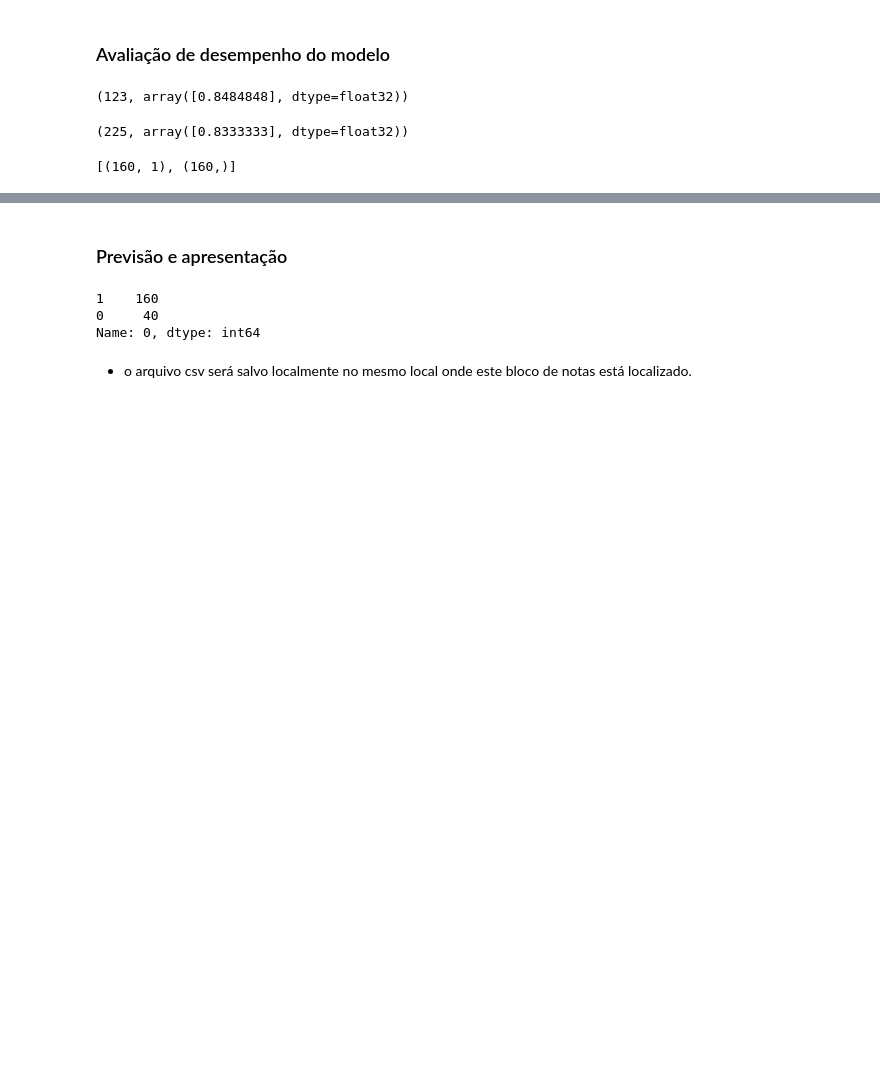
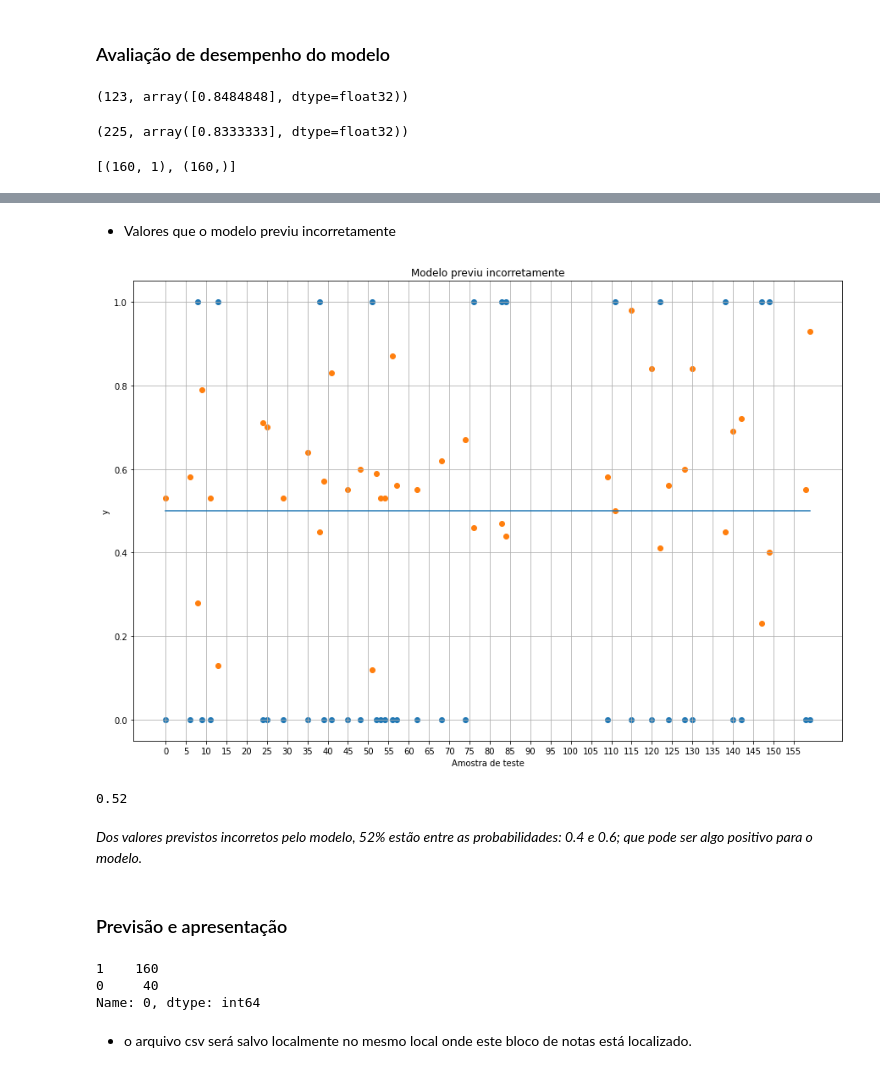
Before and after one commit to RodrigoTito/Predict-Credit-Risk---App-Dash-, a Jupyter notebook: Risco_de_crédito.ipynb, the cells around one changed output, grey strips where cells are left out. Cells and saved outputs as stored; diff of their text form; code cells hidden in the pictures; blank space fills up the shorter version.

```diff
--- a/Risco_de_crédito.ipynb
+++ b/Risco_de_crédito.ipynb
@@ -394,0 +355,3 @@ performance.history['f1_score'].index(max(performance.history['f1_score'])), max
+# %%
+df_val_prev = pd.DataFrame({'y_prev': model.predict(Xval).reshape(1,-1).round(0).astype(int).ravel(),
+              'y_real':yval.values, 'y_prev_prob': model.predict(Xval).reshape(1,-1).round(2).astype(float).ravel() })
@@ -407,3 +380,35 @@ plt.show()
+# %% [markdown]
+* Valores que o modelo previu incorretamente
+# %%
+####
+x=df_val_prev[df_val_prev['y_prev']!=df_val_prev['y_real']].index
+y=df_val_prev[prev['y_prev']!=df_val_prev['y_real']]
+#########################
+#plt.subplots(figsize=(15,10))
+fig = plt.figure(figsize=(15,10))
+ax = fig.gca()
+ax.set_xticks(np.arange(0, 160, 5))
+#plt.scatter(x,y['y_prev'])
+plt.scatter(x,y['y_real'])
+plt.scatter(x,y['y_prev_prob'])
+plt.plot(x,[0.5]*len(x))
+plt.xlabel('Amostra de teste')
+plt.ylabel('y')
+plt.title('Modelo previu incorretamente')
+plt.grid(True)
+plt.show()
+# %% [output]
+[figure, added]
+# %%
+y_maior_04 = y[y['y_prev_prob'] > 0.4]
+y_entre_04_e_06 = y_maior_04[y_maior_04['y_prev_prob'] < 0.6]
+round(len(y_entre_04_e_06['y_prev_prob'])/len(y['y_prev_prob']),2)
+# %% [output]
+0.52
+# %% [markdown]
+*Dos valores previstos incorretos pelo modelo,
+ 52% estão entre as probabilidades: 0.4 e 0.6;
+que pode ser algo positivo para o modelo.*
 # %% [markdown]
 ### Previsão e apresentação
 # %%
```
Also changed, not shown: parts of 8 cells of this notebook.
